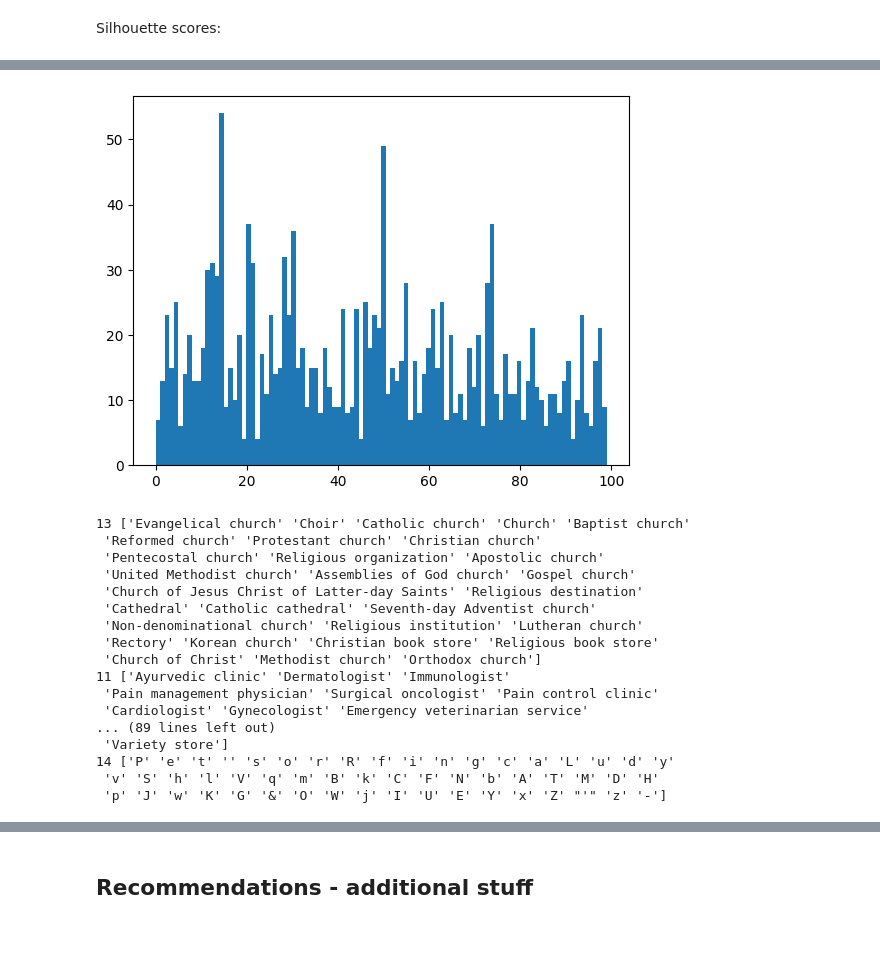
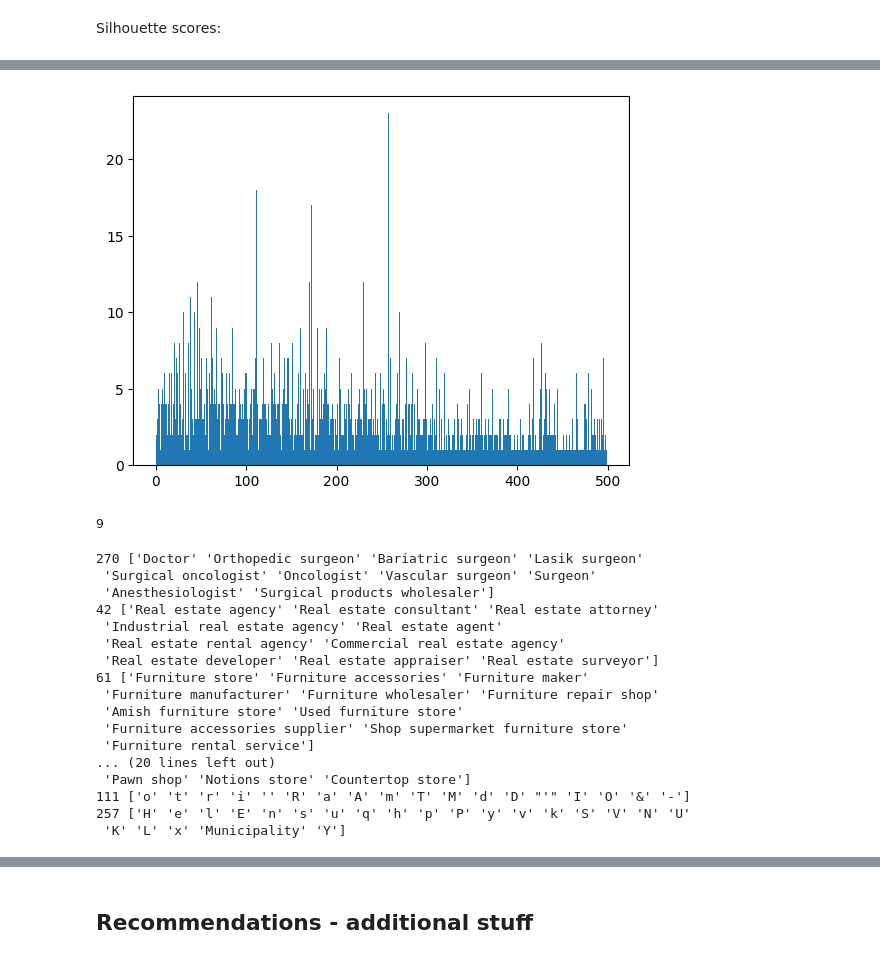
Before and after one commit to kowalskihubert/Google-Places-Clustering, a Jupyter notebook: google_places_FE_2.ipynb, the cells around one changed output, grey strips where cells are left out. Saved outputs shown, nothing was run; the diff lists cells and outputs as text; code cells hidden in the pictures.

```diff
--- a/google_places_FE_2.ipynb
+++ b/google_places_FE_2.ipynb
@@ -541,6 +580,6 @@ plt.show()
 # %%
 # Do k-means clusterization with k=600 and show the tsne plot of the embeddings with clusterization
-kmeans = KMeans(n_clusters=600)
+kmeans = KMeans(n_clusters=500)
 kmeans.fit(embeddings)
 embeddings_tsne = tsne.fit_transform(embeddings)
 #plot in and show centroids with red colour
@@ -556,13 +595,21 @@ plt.scatter(kmeans.cluster_centers_[:,0], kmeans.cluster_centers_[:,1], color='r
 # %%
 # Run k-kemans for k=100 and show the plot of cluster size
 # This shows how big are those clusters that we formed
 
-kmeans = KMeans(n_clusters=600)
+kmeans = KMeans(n_clusters=500)
 kmeans.fit(embeddings)
-plt.hist(kmeans.labels_, bins=600)
+plt.hist(kmeans.labels_, bins=500)
 plt.show()
 # %% [output]
-[figure, old version]
+[figure, new version]
+# %%
+#calculate the percentage of bins which have more than 1 element
+len([i for i in kmeans.labels_ if i > 1])/len(kmeans.labels_)
+
+#count bin whuich have 1 element
+len([i for i in kmeans.labels_ if i == 1])
+# %% [output]
+9
 # %%
 #for the 10 class with the biggest cluster show the names of the types and also print the number the claster
 cluster_size = np.bincount(kmeans.labels_)
@@ -570,21 +617,21 @@ biggest_clusters = np.argsort(cluster_size)[-10:]
 for cluster in biggest_clusters:
     print(cluster,unique_types[kmeans.labels_ == cluster])
 # %% [output]
-13 ['Evangelical church' 'Choir' 'Catholic church' 'Church' 'Baptist church'
- 'Reformed church' 'Protestant church' 'Christian church'
- 'Pentecostal church' 'Religious organization' 'Apostolic church'
- 'United Methodist church' 'Assemblies of God church' 'Gospel church'
- 'Church of Jesus Christ of Latter-day Saints' 'Religious destination'
- 'Cathedral' 'Catholic cathedral' 'Seventh-day Adventist church'
- 'Non-denominational church' 'Religious institution' 'Lutheran church'
- 'Rectory' 'Korean church' 'Christian book store' 'Religious book store'
- 'Church of Christ' 'Methodist church' 'Orthodox church']
-11 ['Ayurvedic clinic' 'Dermatologist' 'Immunologist'
- 'Pain management physician' 'Surgical oncologist' 'Pain control clinic'
- 'Cardiologist' 'Gynecologist' 'Emergency veterinarian service'
-... (89 lines left out)
- 'Variety store']
-14 ['P' 'e' 't' '' 's' 'o' 'r' 'R' 'f' 'i' 'n' 'g' 'c' 'a' 'L' 'u' 'd' 'y'
- 'v' 'S' 'h' 'l' 'V' 'q' 'm' 'B' 'k' 'C' 'F' 'N' 'b' 'A' 'T' 'M' 'D' 'H'
- 'p' 'J' 'w' 'K' 'G' '&' 'O' 'W' 'j' 'I' 'U' 'E' 'Y' 'x' 'Z' "'" 'z' '-']
+270 ['Doctor' 'Orthopedic surgeon' 'Bariatric surgeon' 'Lasik surgeon'
+ 'Surgical oncologist' 'Oncologist' 'Vascular surgeon' 'Surgeon'
+ 'Anesthesiologist' 'Surgical products wholesaler']
+42 ['Real estate agency' 'Real estate consultant' 'Real estate attorney'
+ 'Industrial real estate agency' 'Real estate agent'
+ 'Real estate rental agency' 'Commercial real estate agency'
+ 'Real estate developer' 'Real estate appraiser' 'Real estate surveyor']
+61 ['Furniture store' 'Furniture accessories' 'Furniture maker'
+ 'Furniture manufacturer' 'Furniture wholesaler' 'Furniture repair shop'
+ 'Amish furniture store' 'Used furniture store'
+ 'Furniture accessories supplier' 'Shop supermarket furniture store'
+ 'Furniture rental service']
+... (20 lines left out)
+ 'Pawn shop' 'Notions store' 'Countertop store']
+111 ['o' 't' 'r' 'i' '' 'R' 'a' 'A' 'm' 'T' 'M' 'd' 'D' "'" 'I' 'O' '&' '-']
+257 ['H' 'e' 'l' 'E' 'n' 's' 'u' 'q' 'h' 'p' 'P' 'y' 'v' 'k' 'S' 'V' 'N' 'U'
+ 'K' 'L' 'x' 'Municipality' 'Y']
 # %%
```
Also changed, not shown: parts of 54 cells of this notebook, 3 other files.
